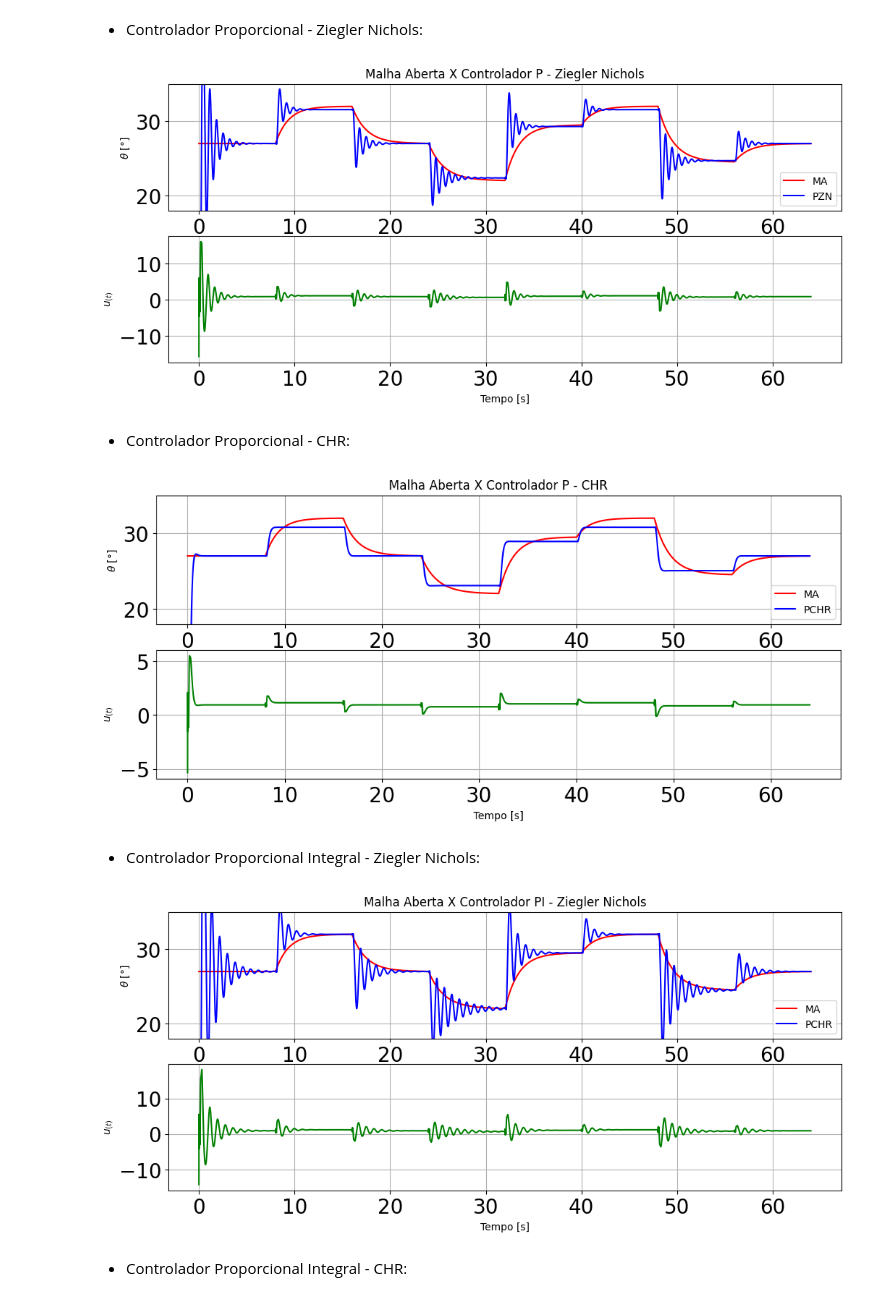
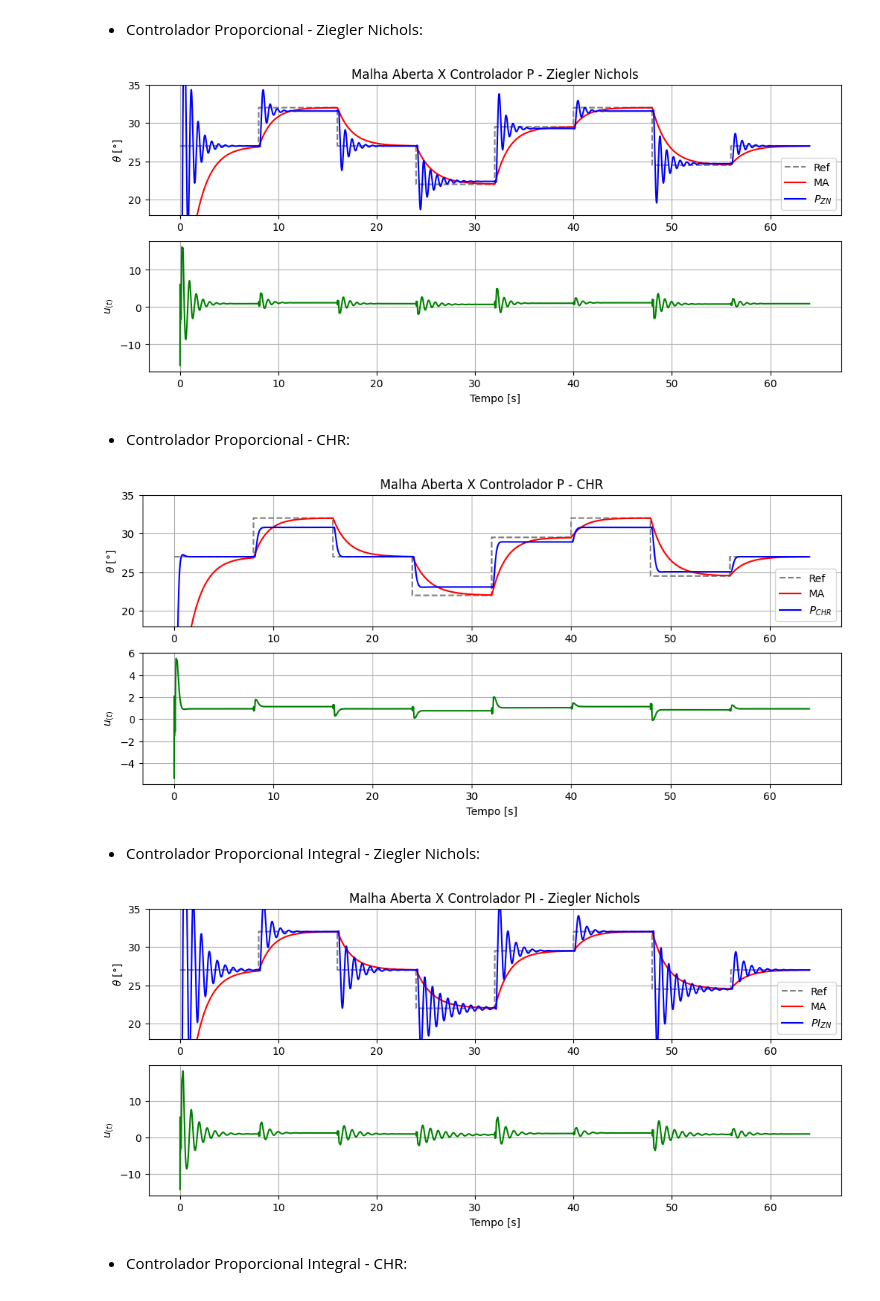
Before and after one commit to ErickNMA/LAS, a Jupyter notebook: guias67/guia6.ipynb, the cells around one changed output. Saved outputs shown, nothing was run; the diff lists cells and outputs as text; code cells hidden in the pictures.

```diff
--- a/guias67/guia6.ipynb
+++ b/guias67/guia6.ipynb
@@ -462,9 +479,12 @@ sys_pichr2 = ct.tf2io(ft_pichr2, name='pichr2', inputs='u', outputs='y')
 # Atraso:
 atraso = ct.tf2io(Gd[-2], name='atraso', inputs='u', outputs='y')
 
+#Massa constante:
+mc = mt*np.ones(t.shape)
+
 # Malha aberta:
-X0 = [np.radians(pop), 0]
-t, xout = ct.input_output_response(fanplate, t, u, X0)
+X0 = [0, 0]
+t, xout = ct.input_output_response(fanplate, t, [u, mc], X0)
 ma = xout[0]
 # %% [markdown]
 * Controlador Proporcional - Ziegler Nichols:
@@ -473,23 +493,27 @@ ma = xout[0]
 closed_loop1 = ct.InterconnectedSystem(
     (fanplate, atraso, sys_pzn), name='closed_loop1',
     connections=(('pzn.u', '-fanplate.x1'), ('atraso.u', 'pzn.y'), ('fanplate.u', 'atraso.y')),
-    inplist=('pzn.u', 'atraso.u'),
-    inputs=('xref', 'u0'),
+    inplist=('pzn.u', 'atraso.u', 'fanplate.u_m'),
+    inputs=('xref', 'u0', 'u_m'),
     outlist=('fanplate.x1', 'fanplate.x2', 'fanplate.u'),
     outputs=('x1', 'x2', 'u')
 )
 
+#Massa constante:
+mc = mt*np.ones(t.shape)
+
 # Simulando Malha Fechada:
 X0 = np.zeros(7)
-t, xout = ct.input_output_response(closed_loop1, t, [r, u0], X0)
+t, xout = ct.input_output_response(closed_loop1, t, [r, u0, mc], X0)
 cpzn = xout[0]
 
 #Plotando o resultado da simulação-------------------------------------------------------------------
 plt.figure(8)
 plt.rcParams['figure.figsize'] = (12, 5)
 plt.subplot(2, 1, 1)
+plt.plot(t, np.degrees(r), 'gray', linestyle='dashed', label='Ref')
 plt.plot(t, np.degrees(ma), 'red', label='MA')
-plt.plot(t, np.degrees(cpzn),'blue',label='PZN')
+plt.plot(t, np.degrees(cpzn),'blue',label='$P_{ZN}$')
 plt.ylabel('$\\theta$ [°]')
 plt.legend(loc='lower right')
 plt.ylim(18, 35)
@@ -503,7 +527,7 @@ plt.xlabel('Tempo [s]')
 plt.grid()
 plt.show()
 # %% [output]
-[figure, old version]
+[figure, new version]
 # %% [markdown]
 * Controlador Proporcional - CHR:
 # %%
@@ -511,23 +535,27 @@ plt.show()
 closed_loop2 = ct.InterconnectedSystem(
     (fanplate, atraso, sys_pchr), name='closed_loop2',
     connections=(('pchr.u', '-fanplate.x1'), ('atraso.u', 'pchr.y'), ('fanplate.u', 'atraso.y')),
-    inplist=('pchr.u', 'atraso.u'),
-    inputs=('xref', 'u0'),
+    inplist=('pchr.u', 'atraso.u', 'fanplate.u_m'),
+    inputs=('xref', 'u0', 'u_m'),
     outlist=('fanplate.x1', 'fanplate.x2', 'fanplate.u'),
     outputs=('x1', 'x2', 'u')
 )
 
+#Massa constante:
+mc = mt*np.ones(t.shape)
+
 # Simulando Malha Fechada:
 X0 = np.zeros(7)
-t, xout = ct.input_output_response(closed_loop2, t, [r, u0], X0)
+t, xout = ct.input_output_response(closed_loop2, t, [r, u0, mc], X0)
 cpchr = xout[0]
 
 #Plotando o resultado da simulação-------------------------------------------------------------------
 plt.figure(9)
 plt.rcParams['figure.figsize'] = (12, 5)
 plt.subplot(2, 1, 1)
+plt.plot(t, np.degrees(r), 'gray', linestyle='dashed', label='Ref')
 plt.plot(t, np.degrees(ma), 'red', label='MA')
-plt.plot(t, np.degrees(cpchr),'blue',label='PCHR')
+plt.plot(t, np.degrees(cpchr),'blue',label='$P_{CHR}$')
 plt.ylabel('$\\theta$ [°]')
 plt.legend(loc='lower right')
 plt.ylim(18, 35)
@@ -541,45 +569,49 @@ plt.xlabel('Tempo [s]')
 plt.grid()
 plt.show()
 # %% [output]
-[figure, old version]
+[figure, new version]
 # %% [markdown]
 * Controlador Proporcional Integral - Ziegler Nichols:
 # %%
 #Conexão da malha fechada:
 closed_loop3 = ct.InterconnectedSystem(
     (fanplate, atraso, sys_pizn1, sys_pizn2), name='closed_loop3',
     connections=(('pizn1.u', '-fanplate.x1'), ('atraso.u', 'pizn1.y'), ('pizn2.u', '-fanplate.x1'), ('atraso.u', 'pizn2.y'), ('fanplate.u', 'atraso.y')),
-    inplist=('pizn1.u', 'pizn2.u', 'atraso.u'),
-    inputs=('xref1', 'xref2', 'u0'),
+    inplist=('pizn1.u', 'pizn2.u', 'atraso.u', 'fanplate.u_m'),
+    inputs=('xref1', 'xref2', 'u0', 'u_m'),
     outlist=('fanplate.x1', 'fanplate.x2', 'fanplate.u'),
     outputs=('x1', 'x2', 'u')
 )
 
+#Massa constante:
+mc = mt*np.ones(t.shape)
+
 # Simulando Malha Fechada:
 X0 = np.zeros(7)
-t, xout = ct.input_output_response(closed_loop3, t, [r, r, u0], X0)
+t, xout = ct.input_output_response(closed_loop3, t, [r, r, u0, mc], X0)
 cpizn = xout[0]
 
 #Plotando o resultado da simulação-------------------------------------------------------------------
 plt.figure(10)
 plt.rcParams['figure.figsize'] = (12, 5)
 plt.subplot(2, 1, 1)
+plt.plot(t, np.degrees(r), 'gray', linestyle='dashed', label='Ref')
 plt.plot(t, np.degrees(ma), 'red', label='MA')
-plt.plot(t, np.degrees(cpizn),'blue',label='PCHR')
+plt.plot(t, np.degrees(cpizn),'blue',label='$PI_{ZN}$')
 plt.ylabel('$\\theta$ [°]')
 plt.legend(loc='lower right')
 plt.ylim(18, 35)
 plt.title('Malha Aberta X Controlador PI - Ziegler Nichols')
 plt.grid()
 
 plt.subplot(2, 1, 2)
 plt.plot(t, xout[2], 'green', label='$u_{(t)}$')
 plt.ylabel('$u_{(t)}$')
 plt.xlabel('Tempo [s]')
 plt.grid()
 plt.show()
 # %% [output]
-[figure, old version]
+[figure, new version]
 # %% [markdown]
 * Controlador Proporcional Integral - CHR:
 # %%
```
Also changed, not shown: parts of 42 cells of this notebook.
